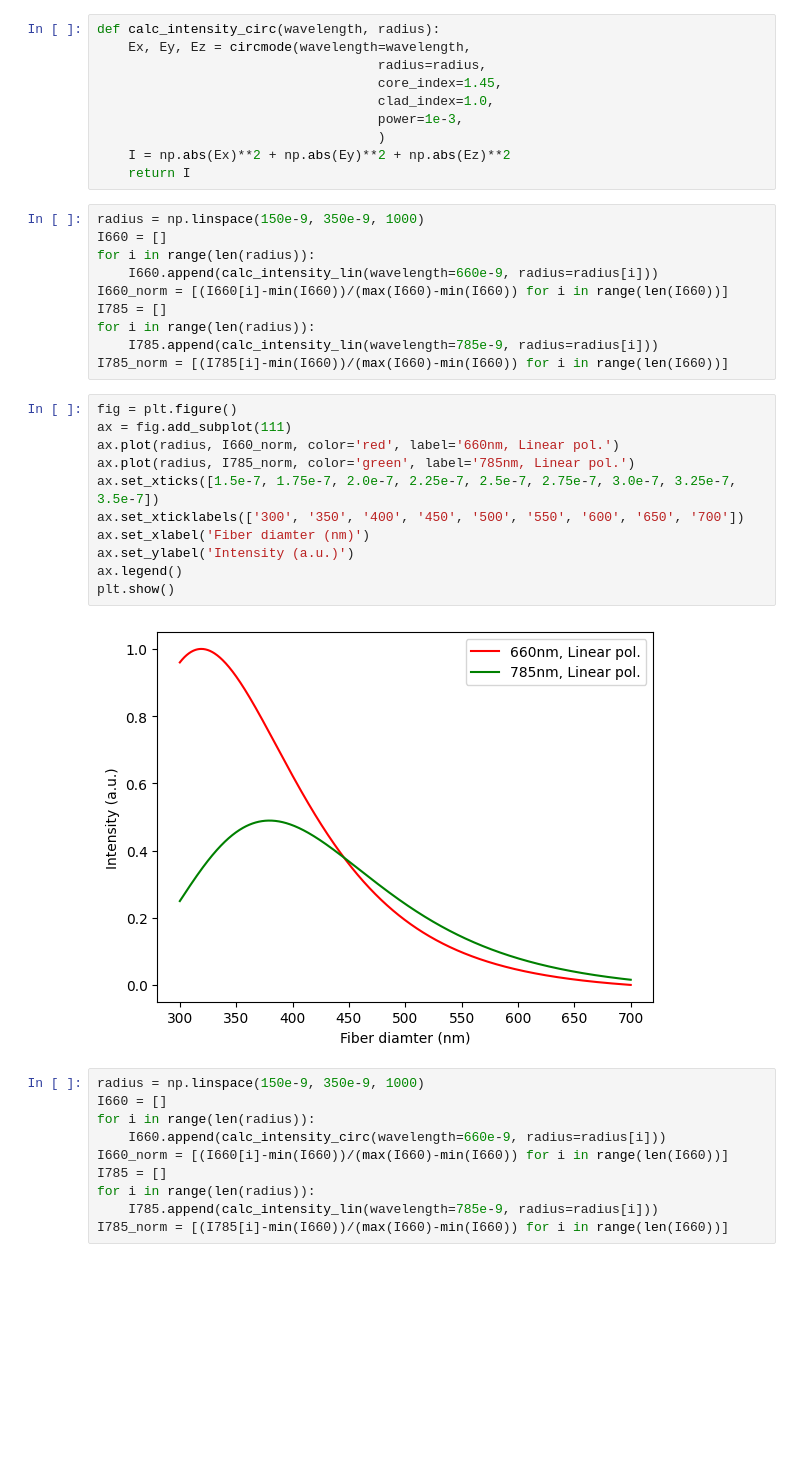
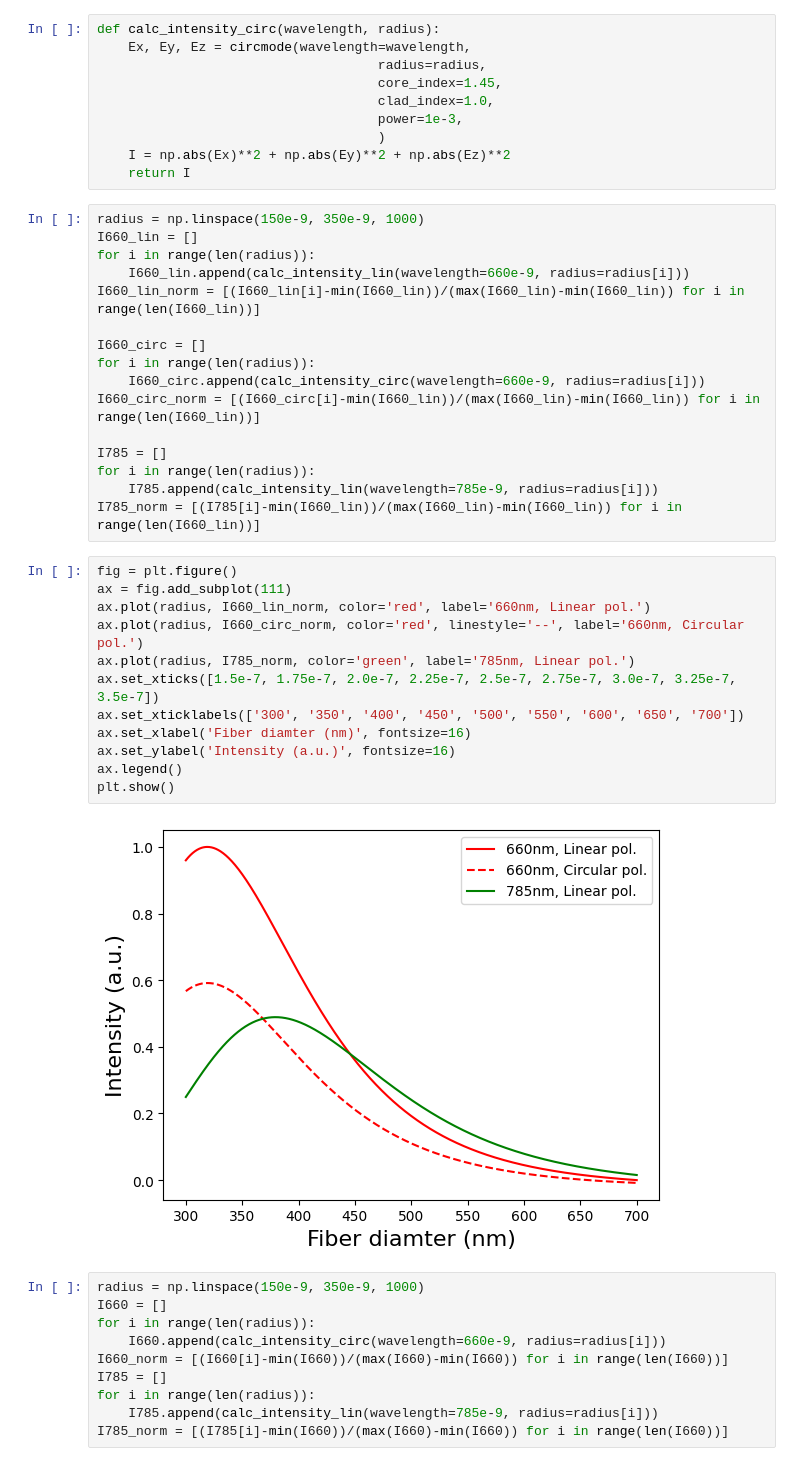
Before and after one commit to yamat0-i/modecalclation, a Jupyter notebook: Intensity.ipynb, the cells around one changed output. Cells and saved outputs as stored; diff of their text form; blank space fills up the shorter version.

```diff
--- a/Intensity.ipynb
+++ b/Intensity.ipynb
@@ -63,27 +63,34 @@ def calc_intensity_circ(wavelength, radius):
     return I
 # %%
 radius = np.linspace(150e-9, 350e-9, 1000)
-I660 = []
+I660_lin = []
 for i in range(len(radius)):
-    I660.append(calc_intensity_lin(wavelength=660e-9, radius=radius[i]))
-I660_norm = [(I660[i]-min(I660))/(max(I660)-min(I660)) for i in range(len(I660))]
+    I660_lin.append(calc_intensity_lin(wavelength=660e-9, radius=radius[i]))
+I660_lin_norm = [(I660_lin[i]-min(I660_lin))/(max(I660_lin)-min(I660_lin)) for i in range(len(I660_lin))]
+
+I660_circ = []
+for i in range(len(radius)):
+    I660_circ.append(calc_intensity_circ(wavelength=660e-9, radius=radius[i]))
+I660_circ_norm = [(I660_circ[i]-min(I660_lin))/(max(I660_lin)-min(I660_lin)) for i in range(len(I660_lin))]
+
 I785 = []
 for i in range(len(radius)):
     I785.append(calc_intensity_lin(wavelength=785e-9, radius=radius[i]))
-I785_norm = [(I785[i]-min(I660))/(max(I660)-min(I660)) for i in range(len(I660))]
+I785_norm = [(I785[i]-min(I660_lin))/(max(I660_lin)-min(I660_lin)) for i in range(len(I660_lin))]
 # %%
 fig = plt.figure()
 ax = fig.add_subplot(111)
-ax.plot(radius, I660_norm, color='red', label='660nm, Linear pol.')
+ax.plot(radius, I660_lin_norm, color='red', label='660nm, Linear pol.')
+ax.plot(radius, I660_circ_norm, color='red', linestyle='--', label='660nm, Circular pol.')
 ax.plot(radius, I785_norm, color='green', label='785nm, Linear pol.')
 ax.set_xticks([1.5e-7, 1.75e-7, 2.0e-7, 2.25e-7, 2.5e-7, 2.75e-7, 3.0e-7, 3.25e-7, 3.5e-7])
 ax.set_xticklabels(['300', '350', '400', '450', '500', '550', '600', '650', '700'])
-ax.set_xlabel('Fiber diamter (nm)')
-ax.set_ylabel('Intensity (a.u.)')
+ax.set_xlabel('Fiber diamter (nm)', fontsize=16)
+ax.set_ylabel('Intensity (a.u.)', fontsize=16)
 ax.legend()
 plt.show()
 # %% [output]
-[figure, old version]
+[figure, new version]
 # %%
 radius = np.linspace(150e-9, 350e-9, 1000)
 I660 = []
```
Also changed, not shown: 18 other files.
